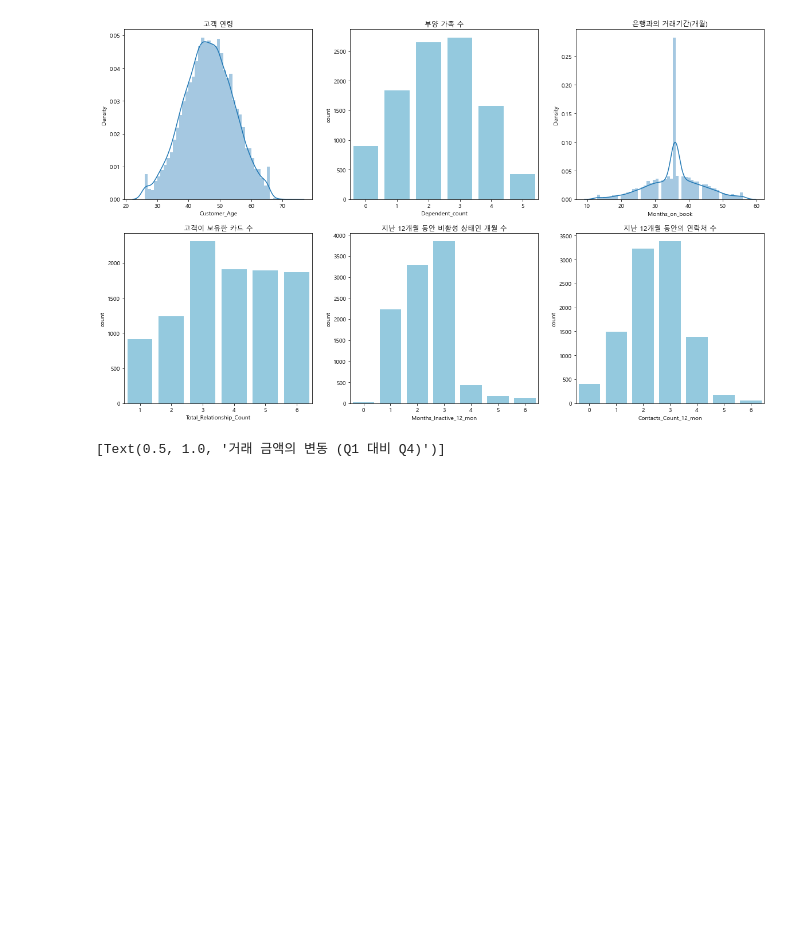
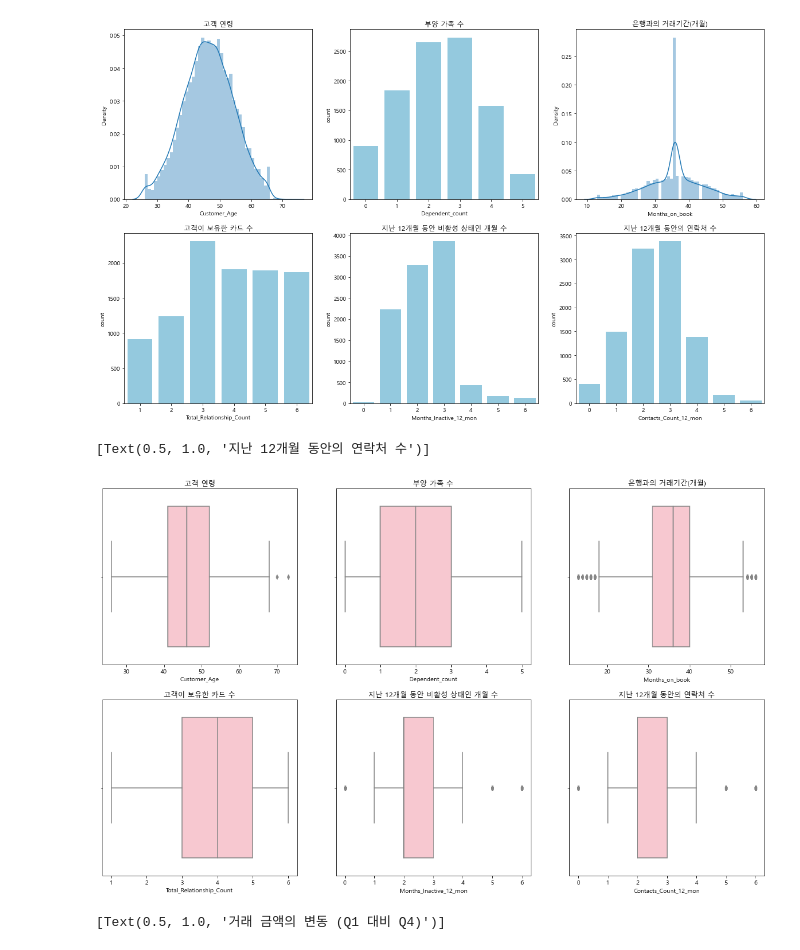
Before and after one commit to Jeong-Bin/DA-PROJECT, a Jupyter notebook: PROJECT_6 신용카드 고객 분석 및 이탈고객 예측.ipynb, the cells around one changed output. Saved outputs shown, nothing was run; the diff lists cells and outputs as text; code cells hidden in the pictures; blank space fills up the shorter version.

```diff
--- a/PROJECT_6 신용카드 고객 분석 및 이탈고객 예측.ipynb
+++ b/PROJECT_6 신용카드 고객 분석 및 이탈고객 예측.ipynb
@@ -181,22 +191,25 @@ ax6.set(title='지난 12개월 동안의 연락처 수')
 [Text(0.5, 1.0, '지난 12개월 동안의 연락처 수')]
 [figure]
 # %%
-# figure, ((ax1,ax2,ax3), (ax4,ax5,ax6)) = plt.subplots(nrows=2, ncols=3)
-# figure.set_size_inches(20,12)
+figure, ((ax1,ax2,ax3), (ax4,ax5,ax6)) = plt.subplots(nrows=2, ncols=3)
+figure.set_size_inches(20,12)
 
-# sns.boxplot(data=df, x='Customer_Age', ax=ax1, color="pink")
-# sns.boxplot(data=df, x='Dependent_count', ax=ax2, color="pink")
-# sns.boxplot(data=df, x='Months_on_book', ax=ax3, color="pink")
-# sns.boxplot(data=df, x='Total_Relationship_Count', ax=ax4, color="pink")
-# sns.boxplot(data=df, x='Months_Inactive_12_mon', ax=ax5, color="pink")
-# sns.boxplot(data=df, x='Contacts_Count_12_mon', ax=ax6, color="pink")
+sns.boxplot(data=df, x='Customer_Age', ax=ax1, color="pink")
+sns.boxplot(data=df, x='Dependent_count', ax=ax2, color="pink")
+sns.boxplot(data=df, x='Months_on_book', ax=ax3, color="pink")
+sns.boxplot(data=df, x='Total_Relationship_Count', ax=ax4, color="pink")
+sns.boxplot(data=df, x='Months_Inactive_12_mon', ax=ax5, color="pink")
+sns.boxplot(data=df, x='Contacts_Count_12_mon', ax=ax6, color="pink")
 
-# ax1.set(title='고객 연령')
-# ax2.set(title='부양 가족 수')
-# ax3.set(title='은행과의 거래기간(개월)')
-# ax4.set(title='고객이 보유한 카드 수')
-# ax5.set(title='지난 12개월 동안 비활성 상태인 개월 수')
-# ax6.set(title='지난 12개월 동안의 연락처 수')
+ax1.set(title='고객 연령')
+ax2.set(title='부양 가족 수')
+ax3.set(title='은행과의 거래기간(개월)')
+ax4.set(title='고객이 보유한 카드 수')
+ax5.set(title='지난 12개월 동안 비활성 상태인 개월 수')
+ax6.set(title='지난 12개월 동안의 연락처 수')
+# %% [output]
+[Text(0.5, 1.0, '지난 12개월 동안의 연락처 수')]
+[figure, added]
 # %%
 figure, ((ax1,ax2), (ax3,ax4)) = plt.subplots(nrows=2, ncols=2)
 figure.set_size_inches(20,12)
```
Also changed, not shown: parts of 26 cells of this notebook.
